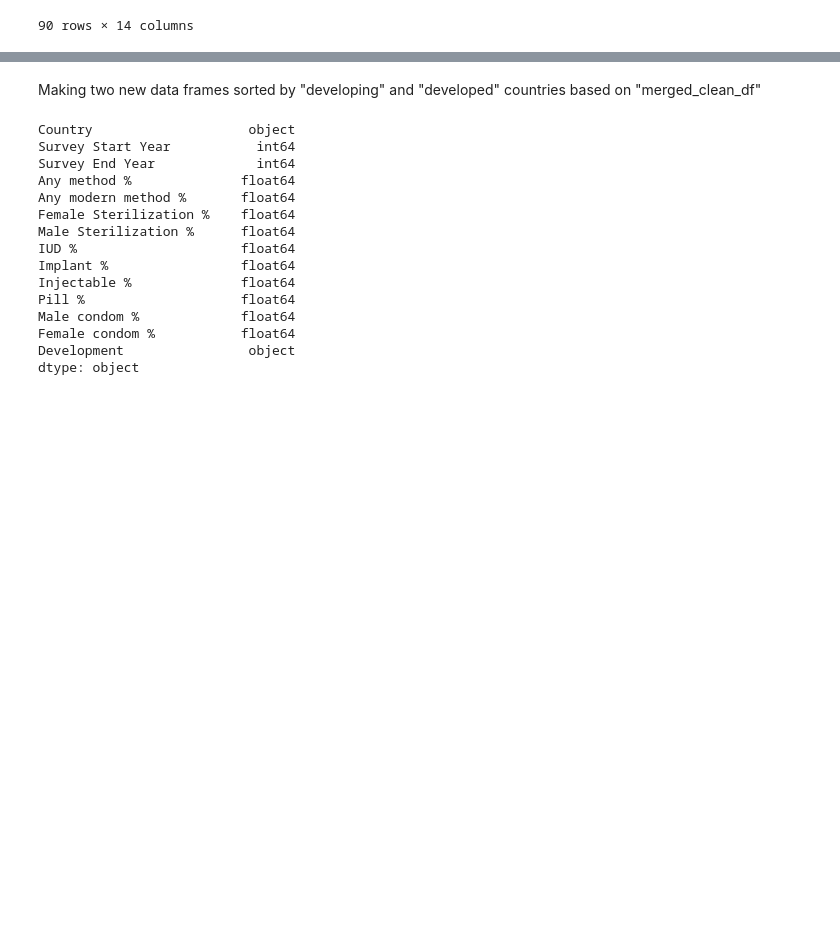
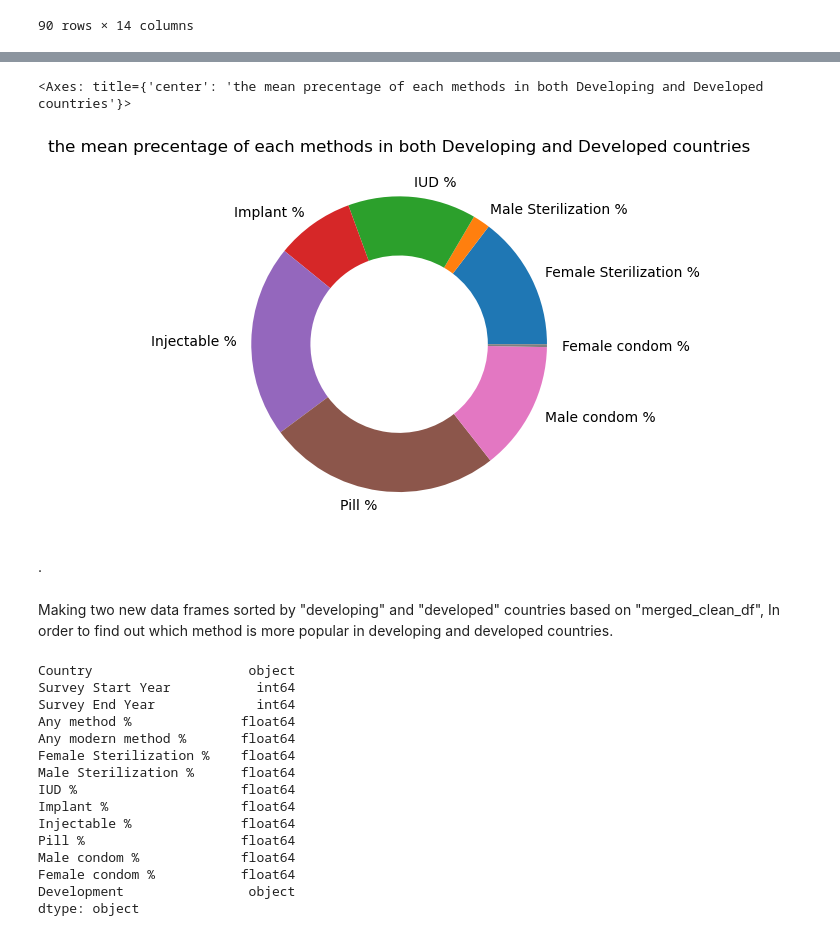
Before and after one commit to AidanDavid/development_vs_fertility, a Jupyter notebook: main_saba.ipynb, the cells around one changed output, grey strips where cells are left out. Drawn from its saved outputs; the diff is of its cells as text; code cells hidden in the pictures; blank space fills up the shorter version.

```diff
--- a/main_saba.ipynb
+++ b/main_saba.ipynb
@@ -257,0 +303,4 @@ merged_clean_df
+# %%
+#calculating the mean for each columns
+columns_means = merged_clean_df[["Female Sterilization %", "Male Sterilization %", "IUD %",
+    "Implant %", "Injectable %",	"Pill %", "Male condom %", "Female condom %"]].mean(axis=0)
@@ -258,5 +320,13 @@ merged_clean_df
+# %%
+#ploting the mean of each columns in a donut chart
+columns_means.plot(kind='pie', title= 'the mean precentage of each methods in both Developing and Developed countries', wedgeprops=dict(width=0.4))
+# %% [output]
+<Axes: title={'center': 'the mean precentage of each methods in both Developing and Developed countries'}>
+[figure, added]
+# %% [markdown]
+.
 # %% [markdown]
-Making two new data frames sorted by "developing" and "developed" countries based on "merged_clean_df"
+Making two new data frames sorted by "developing" and "developed" countries based on "merged_clean_df", In order to find out which method is more popular in developing and developed countries.
 # %%
 #using the astype method for making the new data frames
 merged_clean_df = merged_clean_df.astype({"Country":str,"Any method %":float,
```
Also changed, not shown: parts of 14 cells of this notebook.
